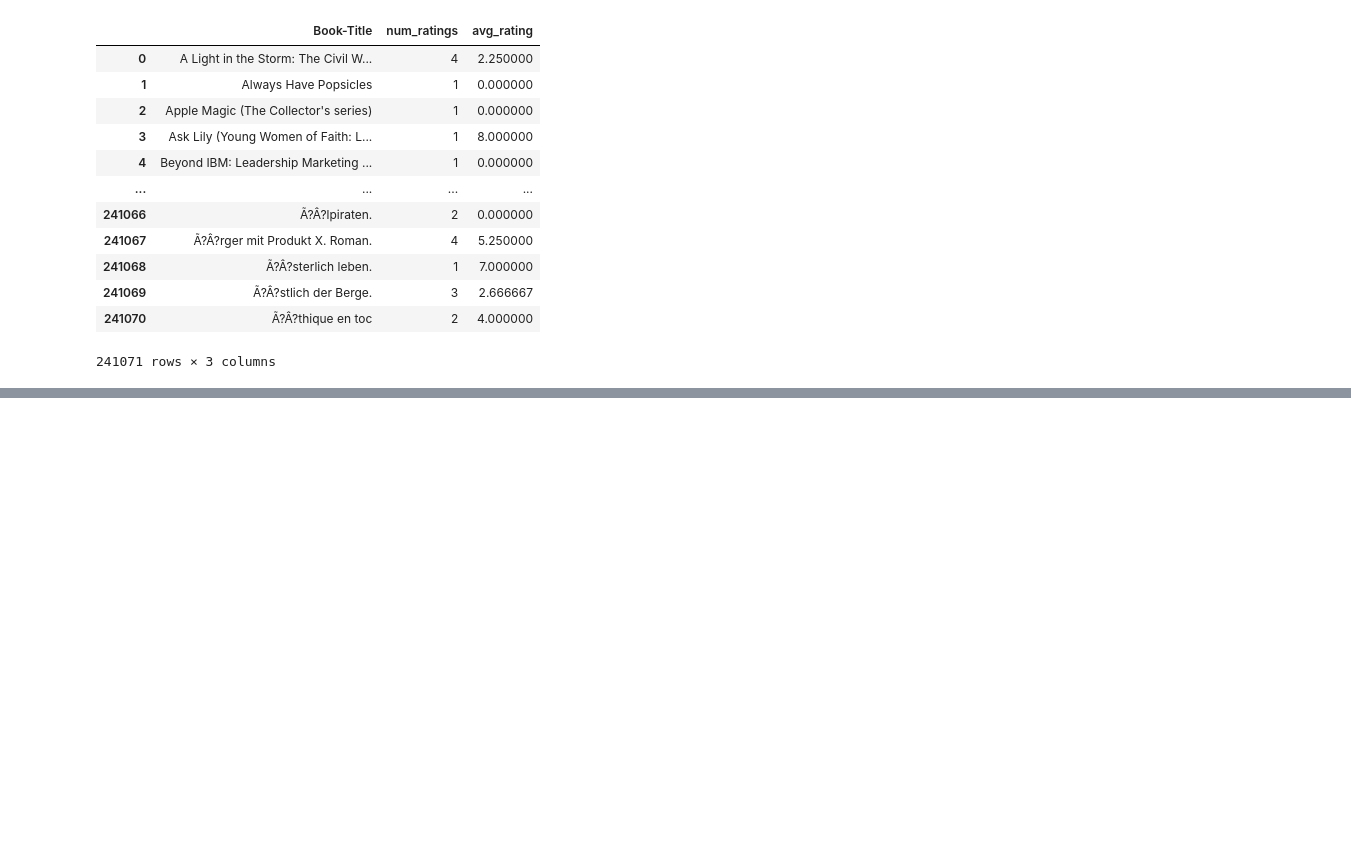
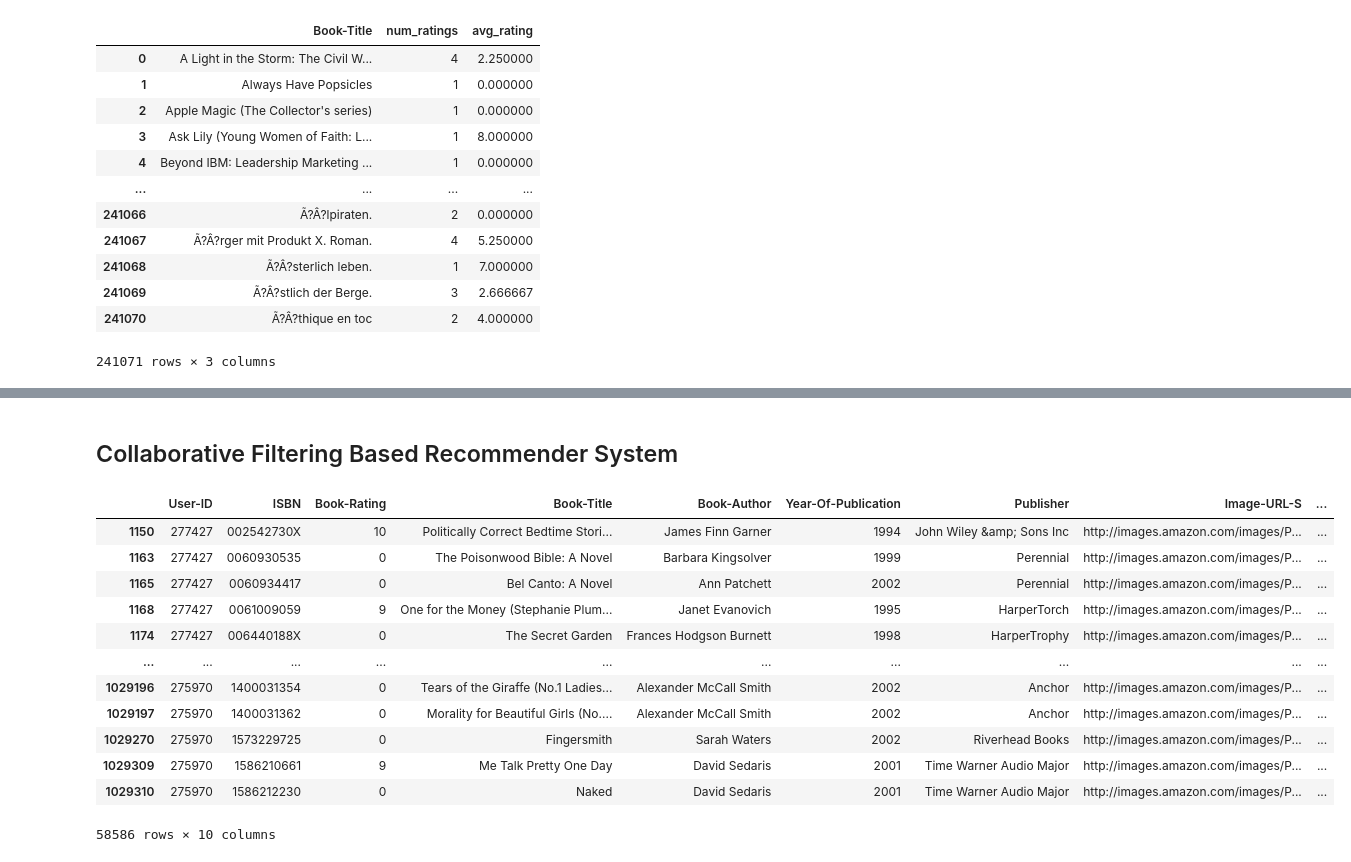
Before and after one commit to Aashi-25/Book-Recommender-System, a Jupyter notebook: book-recom-system.ipynb, the cells around one changed output, grey strips where cells are left out. Drawn from its saved outputs; the diff is of its cells as text; code cells hidden in the pictures; blank space fills up the shorter version.

```diff
--- a/book-recom-system.ipynb
+++ b/book-recom-system.ipynb
@@ -195,0 +242,5 @@ popular_df
+# %% [markdown]
+## Collaborative Filtering Based Recommender System
+# %%
+x = ratings_with_name.groupby('User-ID').count()['Book-Rating'] > 200
+padhe_likhe_users = x[x].index #fetched name of users who have rated more than 200 books
@@ -195,0 +255,16 @@ popular_df
+# %%
+final_ratings.drop_duplicates()
+# %% [output]
+|  | User-ID | ISBN | Book-Rating | Book-Title | Book-Author | Year-Of-Publication | Publisher | Image-URL-S | ... |
+| 1150 | 277427 | 002542730X | 10 | Politically Correct Bedtime Stori... | James Finn Garner | 1994 | John Wiley &amp; Sons Inc | http://images.amazon.com/images/P... | ... |
+| 1163 | 277427 | 0060930535 | 0 | The Poisonwood Bible: A Novel | Barbara Kingsolver | 1999 | Perennial | http://images.amazon.com/images/P... | ... |
+| 1165 | 277427 | 0060934417 | 0 | Bel Canto: A Novel | Ann Patchett | 2002 | Perennial | http://images.amazon.com/images/P... | ... |
+| 1168 | 277427 | 0061009059 | 9 | One for the Money (Stephanie Plum... | Janet Evanovich | 1995 | HarperTorch | http://images.amazon.com/images/P... | ... |
+| 1174 | 277427 | 006440188X | 0 | The Secret Garden | Frances Hodgson Burnett | 1998 | HarperTrophy | http://images.amazon.com/images/P... | ... |
+| ... | ... | ... | ... | ... | ... | ... | ... | ... | ... |
+| 1029196 | 275970 | 1400031354 | 0 | Tears of the Giraffe (No.1 Ladies... | Alexander McCall Smith | 2002 | Anchor | http://images.amazon.com/images/P... | ... |
+| 1029197 | 275970 | 1400031362 | 0 | Morality for Beautiful Girls (No.... | Alexander McCall Smith | 2002 | Anchor | http://images.amazon.com/images/P... | ... |
+| 1029270 | 275970 | 1573229725 | 0 | Fingersmith | Sarah Waters | 2002 | Riverhead Books | http://images.amazon.com/images/P... | ... |
+| 1029309 | 275970 | 1586210661 | 9 | Me Talk Pretty One Day | David Sedaris | 2001 | Time Warner Audio Major | http://images.amazon.com/images/P... | ... |
+| 1029310 | 275970 | 1586212230 | 0 | Naked | David Sedaris | 2001 | Time Warner Audio Major | http://images.amazon.com/images/P... | ... |
+58586 rows × 10 columns
```
Also changed, not shown: parts of 15 cells of this notebook.
